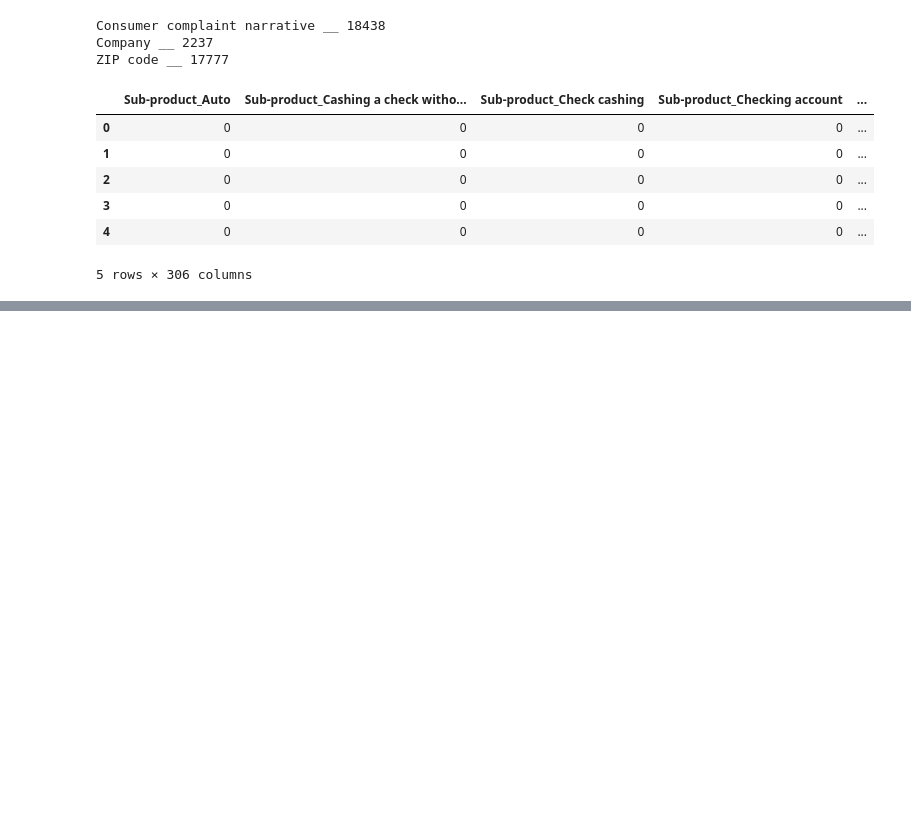
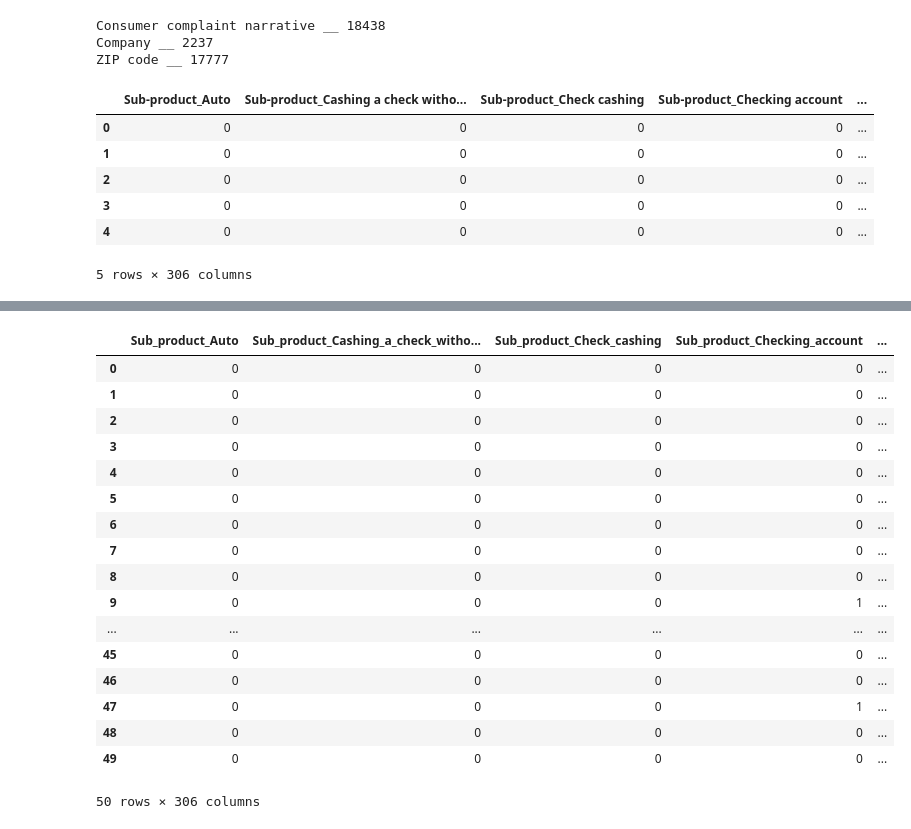
Before and after one commit to Anmol-dot-cyber/Data_Science_Projects, a Jupyter notebook: Consumer_complaints/Consumer_Complaints.ipynb, the cells around one changed output, grey strips where cells are left out. Drawn from its saved outputs; the diff is of its cells as text; code cells hidden in the pictures; blank space fills up the shorter version.

```diff
--- a/Consumer_complaints/Consumer_Complaints.ipynb
+++ b/Consumer_complaints/Consumer_Complaints.ipynb
@@ -395,3 +395,11 @@ train_data.head()
 | 3 | 0 | 0 | 0 | 0 | ... |
 | 4 | 0 | 0 | 0 | 0 | ... |
 5 rows × 306 columns
+# %%
+train_data.columns =train_data.columns.str.replace(' ', '_')
+train_data.columns =train_data.columns.str.replace('-', '_')
+train_data.columns =train_data.columns.str.replace('?', '')
+
+test_data.columns =test_data.columns.str.replace(' ', '_')
+test_data.columns =test_data.columns.str.replace('-', '_')
+test_data.columns =test_data.columns.str.replace('?', '')
@@ -397,0 +499,22 @@ train_data.head()
+# %%
+pd.options.display.max_rows=None
+train_data.head(50)
+# %% [output]
+|  | Sub_product_Auto | Sub_product_Cashing_a_check_witho... | Sub_product_Check_cashing | Sub_product_Checking_account | ... |
+| 0 | 0 | 0 | 0 | 0 | ... |
+| 1 | 0 | 0 | 0 | 0 | ... |
+| 2 | 0 | 0 | 0 | 0 | ... |
+| 3 | 0 | 0 | 0 | 0 | ... |
+| 4 | 0 | 0 | 0 | 0 | ... |
+| 5 | 0 | 0 | 0 | 0 | ... |
+| 6 | 0 | 0 | 0 | 0 | ... |
+| 7 | 0 | 0 | 0 | 0 | ... |
+| 8 | 0 | 0 | 0 | 0 | ... |
+| 9 | 0 | 0 | 0 | 1 | ... |
+| ... | ... | ... | ... | ... | ... |
+| 45 | 0 | 0 | 0 | 0 | ... |
+| 46 | 0 | 0 | 0 | 0 | ... |
+| 47 | 0 | 0 | 0 | 1 | ... |
+| 48 | 0 | 0 | 0 | 0 | ... |
+| 49 | 0 | 0 | 0 | 0 | ... |
+50 rows × 306 columns
```
Also changed, not shown: parts of 8 cells of this notebook.
